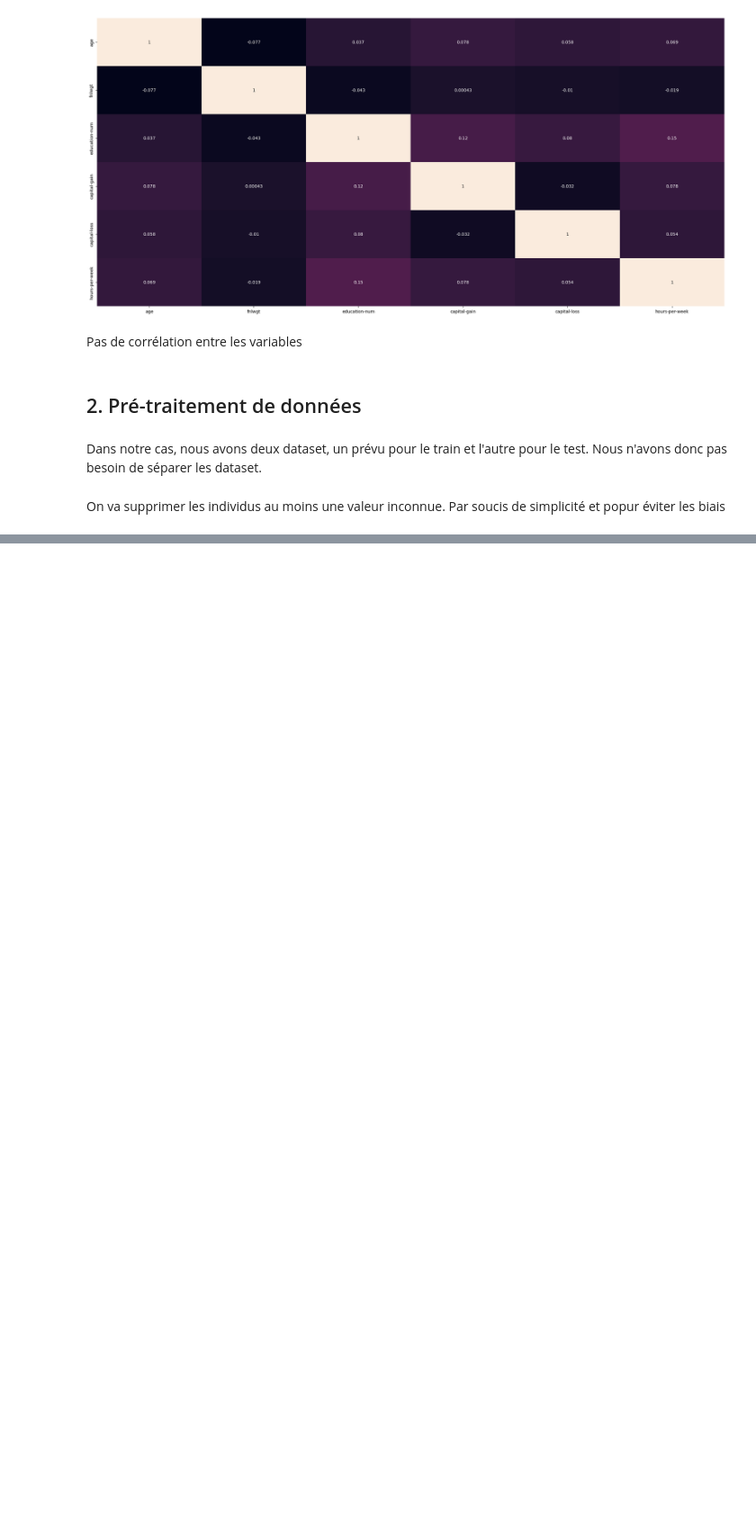
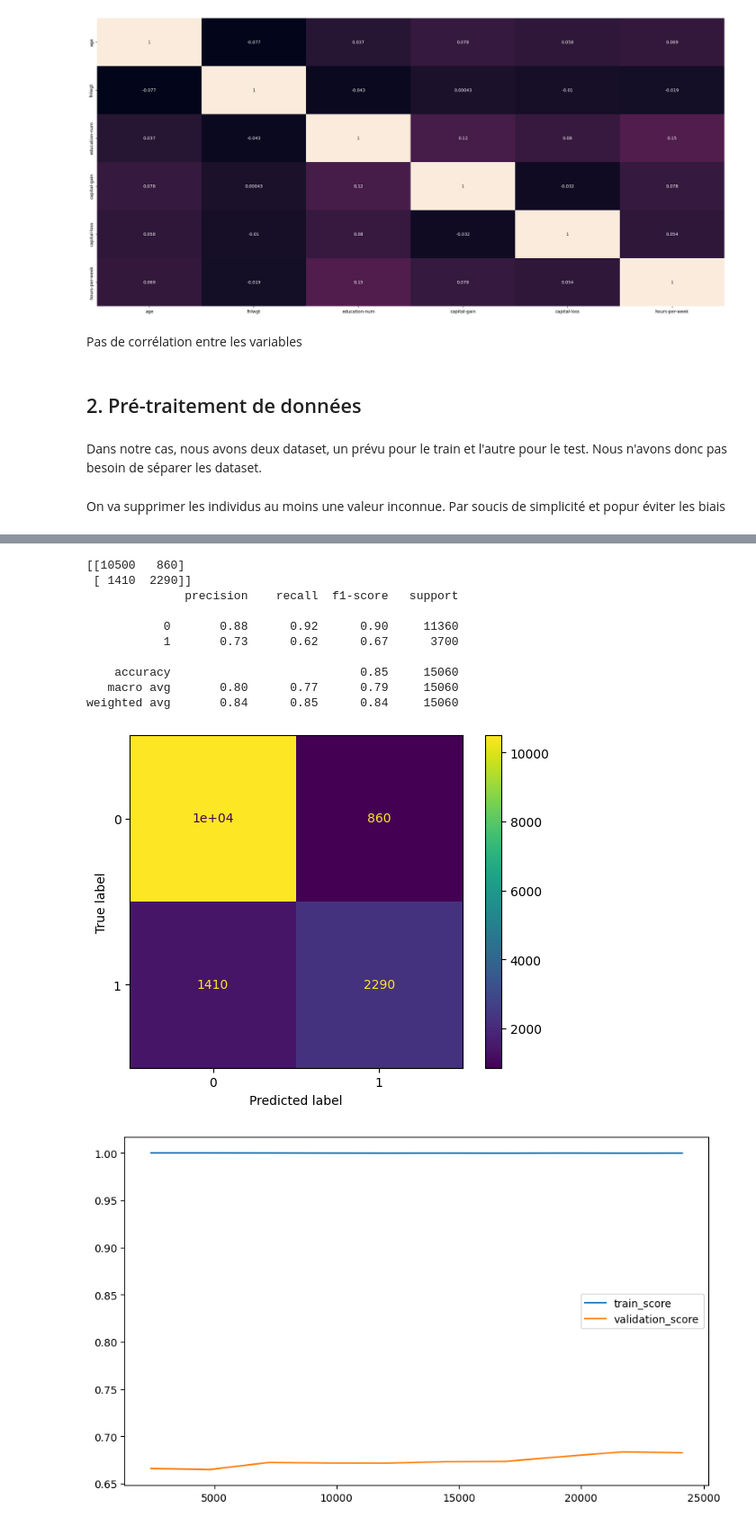
Before and after one commit to Ddne59/population_income_utc, a Jupyter notebook: new.ipynb, the cells around one changed output, grey strips where cells are left out. Shown at 90% size. Drawn from its saved outputs; the diff is of its cells as text; code cells hidden in the pictures; blank space fills up the shorter version.

```diff
--- a/new.ipynb
+++ b/new.ipynb
@@ -475,0 +860,17 @@ income 0
+# %%
+## Modèle 2:
+randforest_model = RandomForestClassifier(random_state=0)
+evaluation(randforest_model)
+# %% [output]
+[[10500   860]
+ [ 1410  2290]]
+              precision    recall  f1-score   support
+
+           0       0.88      0.92      0.90     11360
+           1       0.73      0.62      0.67      3700
+
+    accuracy                           0.85     15060
+   macro avg       0.80      0.77      0.79     15060
+weighted avg       0.84      0.85      0.84     15060
+[figure, added]
+[figure, added]
```
Also changed, not shown: parts of 70 cells of this notebook, 1 other file.
